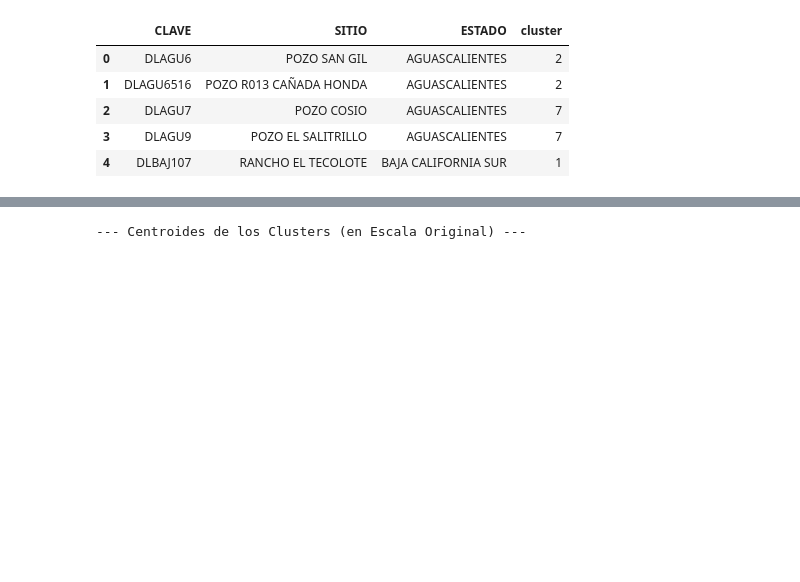
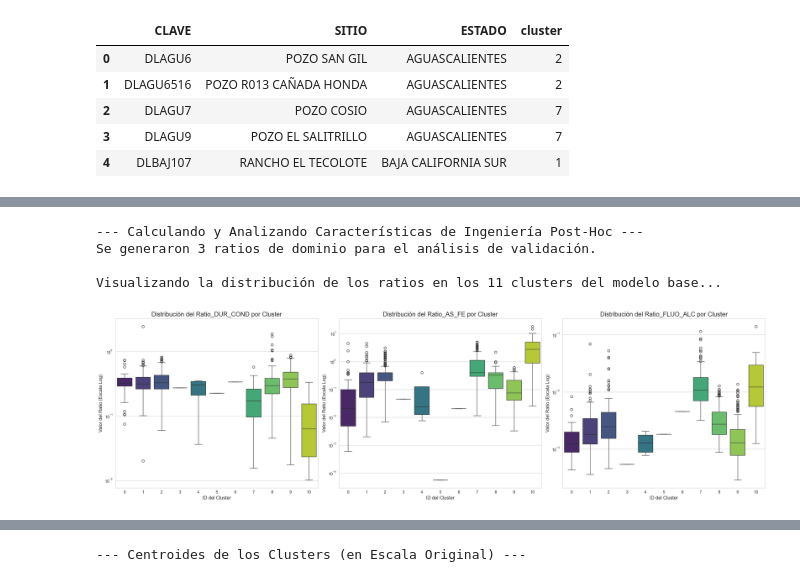
Before and after one commit to danvalvrd/ProyectoFinalIACenfo, a Jupyter notebook: EDA.ipynb, the cells around one changed output, grey strips where cells are left out. Saved outputs shown, nothing was run; the diff lists cells and outputs as text; code cells hidden in the pictures; blank space fills up the shorter version.

```diff
--- a/EDA.ipynb
+++ b/EDA.ipynb
@@ -942,3 +1034,62 @@ Primeras 5 filas del DataFrame con la asignación de clusters final (k=11):
+# %%
+# --- Sección 6.3: Validación del Modelo Base con Características de Ingeniería ---
+
+# El objetivo de esta sección es validar si nuestro modelo base, entrenado solo con mediciones primarias,
+# fue capaz de capturar implícitamente las relaciones complejas que los expertos en el dominio
+# a menudo utilizan. Si los clusters ya están bien separados a lo largo de estos ejes de ingeniería,
+# significa que nuestro modelo base es robusto. Si no lo están, justifica una segunda iteración del modelo.
+
+if 'df_cleaned' in locals():
+    print("--- Calculando y Analizando Características de Ingeniería Post-Hoc ---")
+
+    # Crear una copia para no modificar el df_cleaned original con estos cálculos exploratorios
+    df_validation = df_cleaned.copy()
+
+    # --- 1. Generación de Características de Dominio (Ratios) ---
+
+    # Ratio Dureza vs. Conductividad: ¿Es la dureza una fracción grande o pequeña del total de sólidos disueltos?
+    # Un valor bajo podría indicar salinidad no proveniente de Ca/Mg (ej. NaCl).
+    # Añadimos un valor pequeño (epsilon) para evitar la división por cero.
+    epsilon = 1e-6
+    df_validation['Ratio_DUR_COND'] = df_validation['DUR_mg/L'] / (df_validation['CONDUCT_mS/cm'] + epsilon)
+
+    # Ratio Arsénico vs. Hierro: En geología, el arsénico a menudo se adsorbe en óxidos de hierro.
+    # Un ratio alto podría indicar una fuente de As no relacionada con el Fe, o condiciones químicas específicas.
+    df_validation['Ratio_AS_FE'] = df_validation['AS_TOT_mg/L'] / (df_validation['FE_TOT_mg/L'] + epsilon)
+
+    # Ratio Fluoruros vs. Alcalinidad: La solubilidad del fluoruro puede estar influenciada por el pH y la alcalinidad del agua.
+    df_validation['Ratio_FLUO_ALC'] = df_validation['FLUORUROS_mg/L'] / (df_validation['ALC_mg/L'] + epsilon)
+
+    print("Se generaron 3 ratios de dominio para el análisis de validación.")
+
+    # --- 2. Visualización de la Distribución de estas Características por Cluster ---
+
+    features_to_validate = ['Ratio_DUR_COND', 'Ratio_AS_FE', 'Ratio_FLUO_ALC']
+
+    fig, axes = plt.subplots(1, 3, figsize=(24, 7))
+
+    print("\nVisualizando la distribución de los ratios en los 11 clusters del modelo base...")
+    for i, feature in enumerate(features_to_validate):
+        ax = axes[i]
+        sns.boxplot(x='cluster', y=feature, data=df_validation, ax=ax, palette='viridis')
+
+        # Usar escala logarítmica para mejorar la visualización de ratios sesgados
+        ax.set_yscale('log')
+        ax.set_title(f'Distribución del {feature} por Cluster', fontsize=16)
+        ax.set_xlabel('ID del Cluster', fontsize=12)
+        ax.set_ylabel('Valor del Ratio (Escala Log)', fontsize=12)
+
+    plt.tight_layout()
+    plt.show()
+
+else:
+    print("El DataFrame 'df_cleaned' no fue encontrado. Asegúrate de que los pasos anteriores se ejecutaron correctamente.")
+# %% [output]
+--- Calculando y Analizando Características de Ingeniería Post-Hoc ---
+Se generaron 3 ratios de dominio para el análisis de validación.
+
+Visualizando la distribución de los ratios en los 11 clusters del modelo base...
+[figure, added]
 # %% [markdown]
 ### Sección 7.1: Análisis e Interpretación de Perfiles de Cluster
 
```
Also changed, not shown: parts of 11 cells of this notebook.
